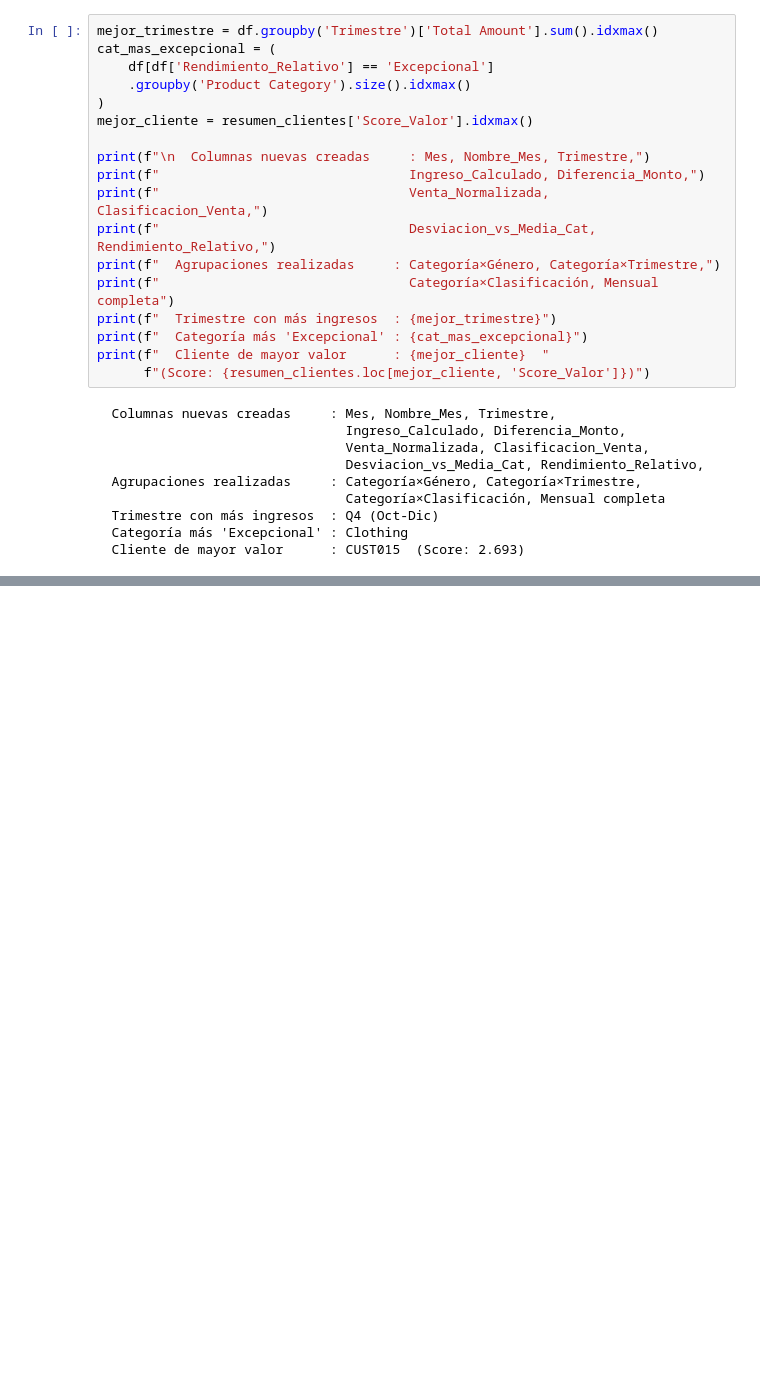
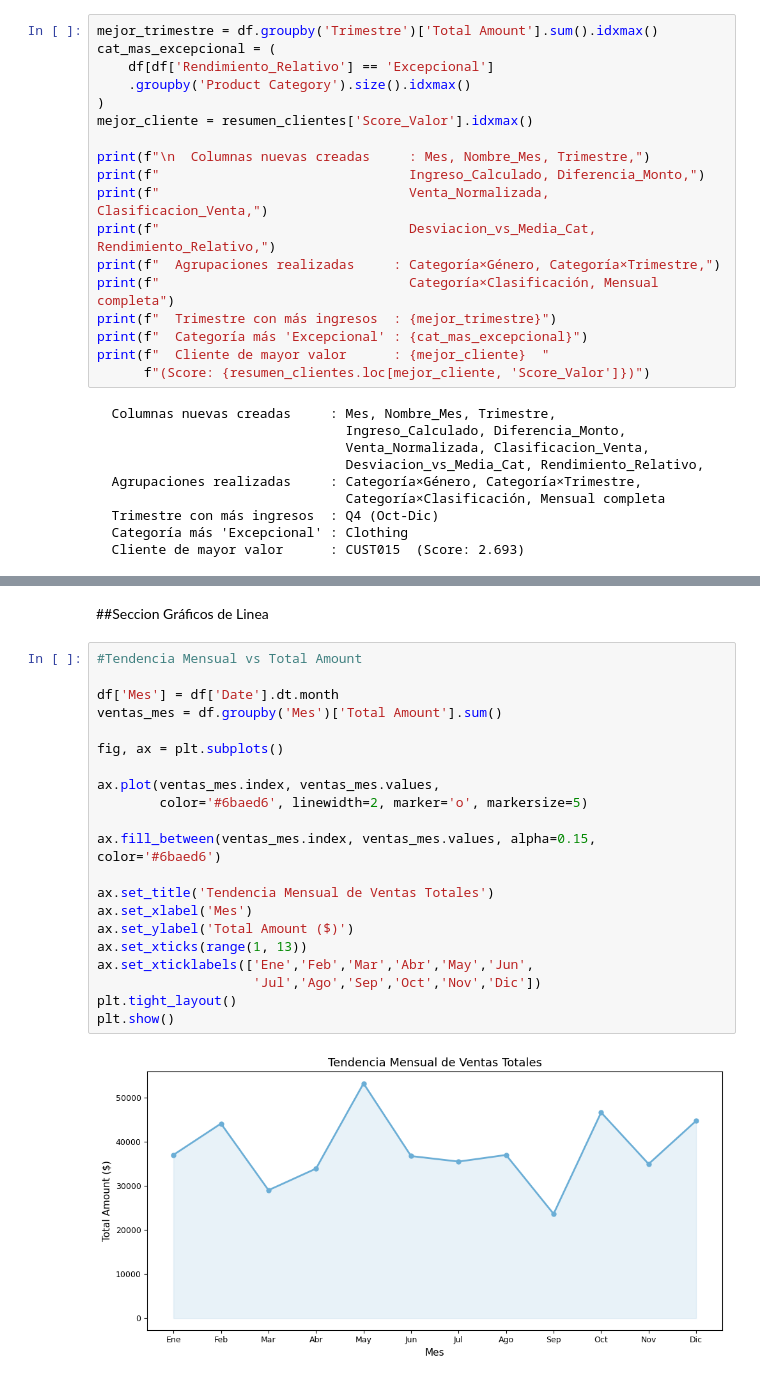
Before and after one commit to LordBrante/Analisis_ventas_retail, a Jupyter notebook: Proyecto_1_Marco_Brante.ipynb, the cells around one changed output, grey strips where cells are left out. Drawn from its saved outputs; the diff is of its cells as text; blank space fills up the shorter version.

```diff
--- a/Proyecto_1_Marco_Brante.ipynb
+++ b/Proyecto_1_Marco_Brante.ipynb
@@ -935,0 +1100,25 @@ print(f"  Cliente de mayor valor      : {mejor_cliente}  "
+# %% [markdown]
+##Seccion Gráficos de Linea
+# %%
+#Tendencia Mensual vs Total Amount
+
+df['Mes'] = df['Date'].dt.month
+ventas_mes = df.groupby('Mes')['Total Amount'].sum()
+
+fig, ax = plt.subplots()
+
+ax.plot(ventas_mes.index, ventas_mes.values,
+        color='#6baed6', linewidth=2, marker='o', markersize=5)
+
+ax.fill_between(ventas_mes.index, ventas_mes.values, alpha=0.15, color='#6baed6')
+
+ax.set_title('Tendencia Mensual de Ventas Totales')
+ax.set_xlabel('Mes')
+ax.set_ylabel('Total Amount ($)')
+ax.set_xticks(range(1, 13))
+ax.set_xticklabels(['Ene','Feb','Mar','Abr','May','Jun',
+                    'Jul','Ago','Sep','Oct','Nov','Dic'])
+plt.tight_layout()
+plt.show()
+# %% [output]
+[figure, added]
```
Also changed, not shown: parts of 29 cells of this notebook.
